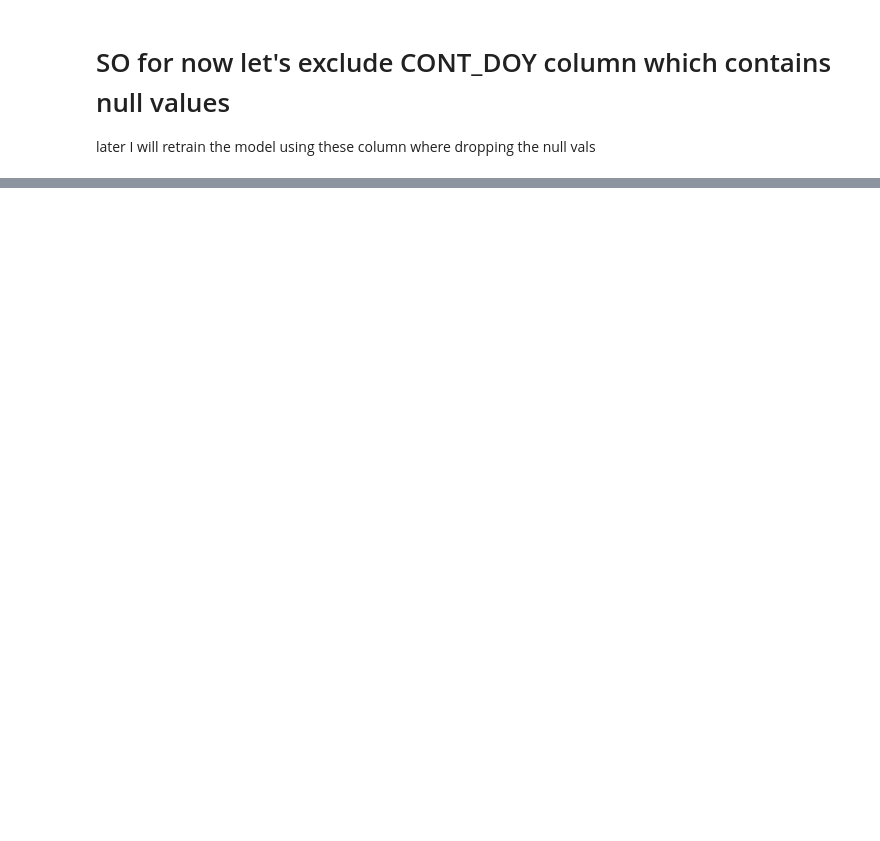
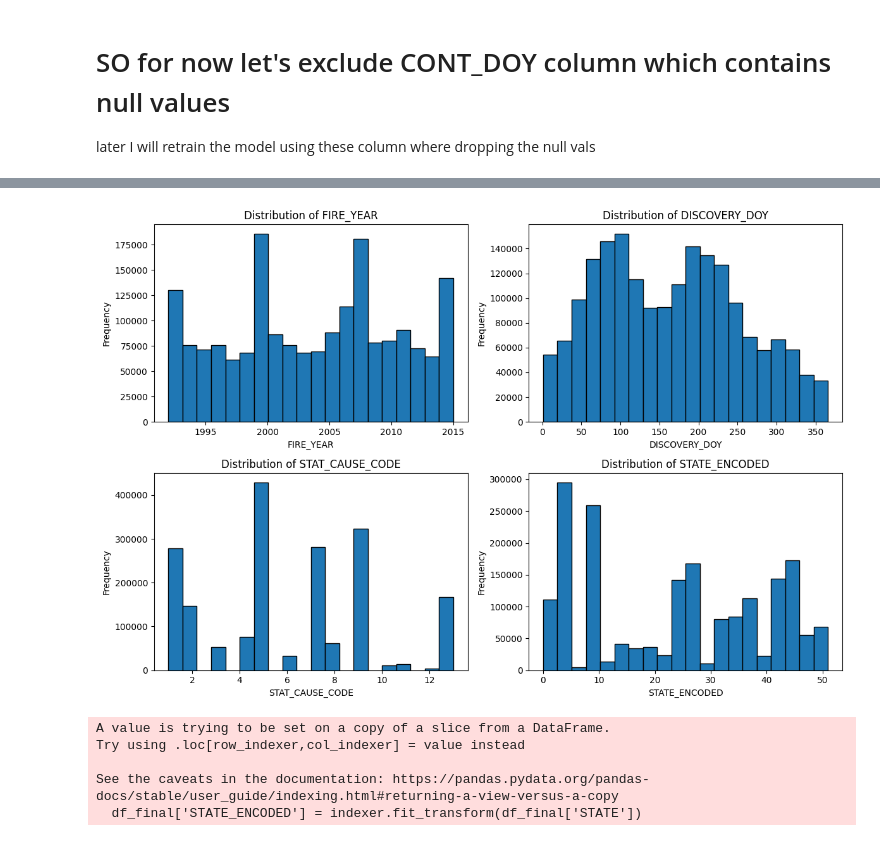
Before and after one commit to DanialArab/Geospatial_Data_Science, a Jupyter notebook: My GIS Projects/3. Fire Predictor/Fire_Predictor.ipynb, the cells around one changed output, grey strips where cells are left out. Cells and saved outputs as stored; diff of their text form; code cells hidden in the pictures; blank space fills up the shorter version.

```diff
--- a/My GIS Projects/3. Fire Predictor/Fire_Predictor.ipynb
+++ b/My GIS Projects/3. Fire Predictor/Fire_Predictor.ipynb
@@ -276,0 +629,2 @@ STATE_indexed.head(3)
+# %%
+my_df = data_reader(df_spark)
@@ -276,0 +739,2 @@ STATE_indexed.head(3)
+# %%
+features, indexed_labels, indexer = classifier_data_prep('FIRE_SIZE_CLASS', my_df.toPandas())
@@ -276,0 +763,23 @@ STATE_indexed.head(3)
+# %%
+import matplotlib.pyplot as plt
+df=features
+# Select the features for plotting
+features_to_plot = ['FIRE_YEAR', 'DISCOVERY_DOY', 'STAT_CAUSE_CODE', 'STATE_ENCODED']
+
+# Create subplots for each feature
+fig, axes = plt.subplots(nrows=2, ncols=2, figsize=(12, 8))
+
+# Plot histograms for each feature
+for ax, feature in zip(axes.flatten(), features_to_plot):
+    ax.hist(df[feature], bins=20, edgecolor='black')
+    ax.set_title(f"Distribution of {feature}")
+    ax.set_xlabel(feature)
+    ax.set_ylabel("Frequency")
+
+# Adjust spacing between subplots
+plt.tight_layout()
+
+# Display the plot
+plt.show()
+# %% [output]
+[figure, added]
@@ -276,0 +852,8 @@ STATE_indexed.head(3)
+# %%
+features, indexed_labels, indexer = classifier_data_prep('FIRE_SIZE_CLASS', my_df.toPandas())
+# %% [output]
+A value is trying to be set on a copy of a slice from a DataFrame.
+Try using .loc[row_indexer,col_indexer] = value instead
+
+See the caveats in the documentation: https://pandas.pydata.org/pandas-docs/stable/user_guide/indexing.html#returning-a-view-versus-a-copy
+  df_final['STATE_ENCODED'] = indexer.fit_transform(df_final['STATE'])
```
Also changed, not shown: parts of 174 cells of this notebook, 1 other file.
